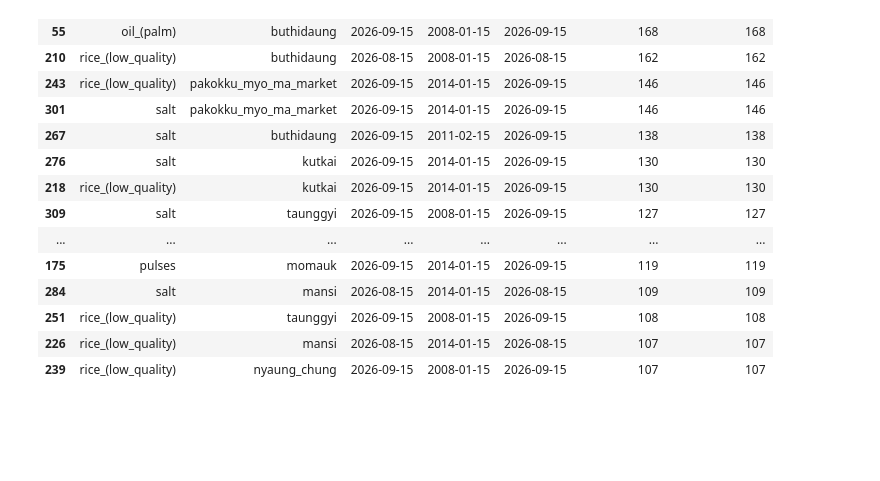
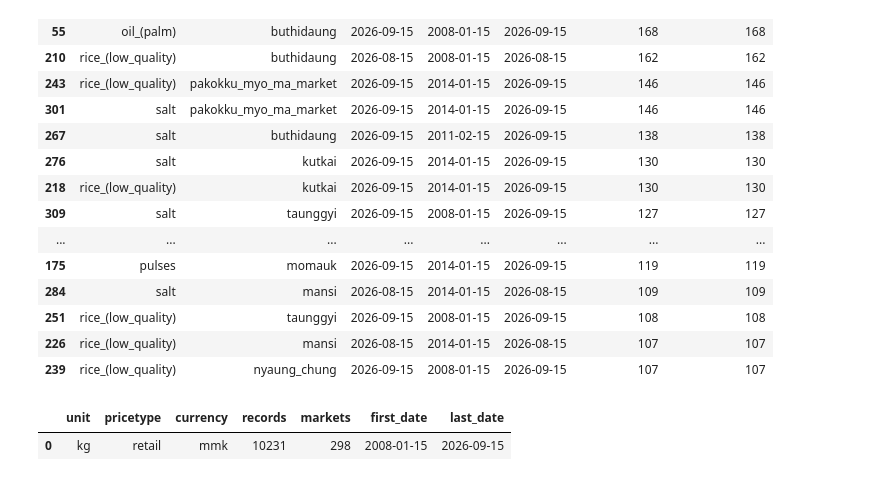
Before and after one commit to Ishigami-suhlaing/Myanmar-Food-Price-Forecasting, a Jupyter notebook: notebooks/exploration.ipynb, the cells around one changed output. Drawn from its saved outputs; the diff is of its cells as text; code cells hidden in the pictures; blank space fills up the shorter version.

```diff
--- a/notebooks/exploration.ipynb
+++ b/notebooks/exploration.ipynb
@@ -381,3 +381,26 @@ display(
 | 251 | rice_(low_quality) | taunggyi | 2026-09-15 | 2008-01-15 | 2026-09-15 | 108 | 108 |
 | 226 | rice_(low_quality) | mansi | 2026-08-15 | 2014-01-15 | 2026-08-15 | 107 | 107 |
 | 239 | rice_(low_quality) | nyaung_chung | 2026-09-15 | 2008-01-15 | 2026-09-15 | 107 | 107 |
+# %%
+rice = df[
+    df["commodity"] == "rice_(low_quality)"
+].copy()
+
+rice_measurements = (
+    rice.groupby(
+        ["unit", "pricetype", "currency"]
+    )
+    .agg(
+        records=("price", "size"),
+        markets=("market", "nunique"),
+        first_date=("date", "min"),
+        last_date=("date", "max")
+    )
+    .sort_values("records", ascending=False)
+    .reset_index()
+)
+
+display(rice_measurements)
+# %% [output]
+|  | unit | pricetype | currency | records | markets | first_date | last_date |
+| 0 | kg | retail | mmk | 10231 | 298 | 2008-01-15 | 2026-09-15 |
```
Also changed, not shown: 5 other files.
